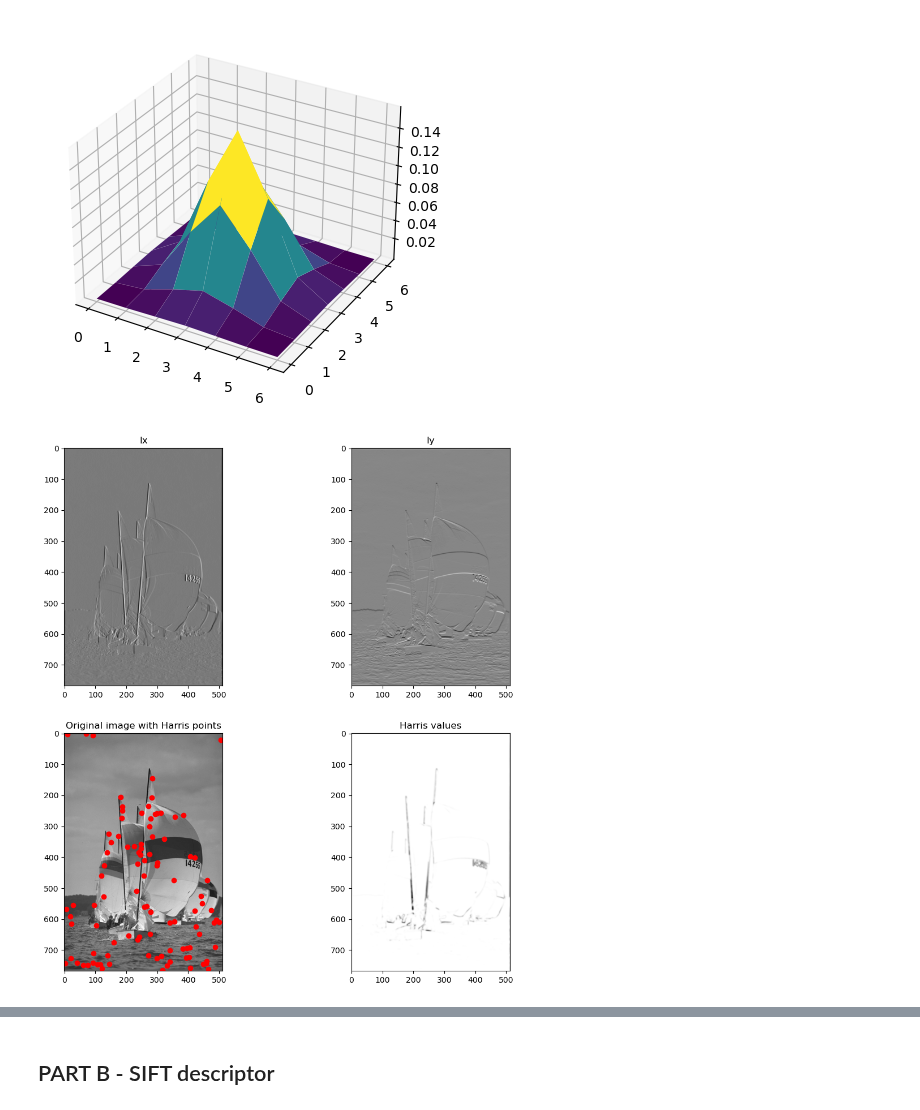
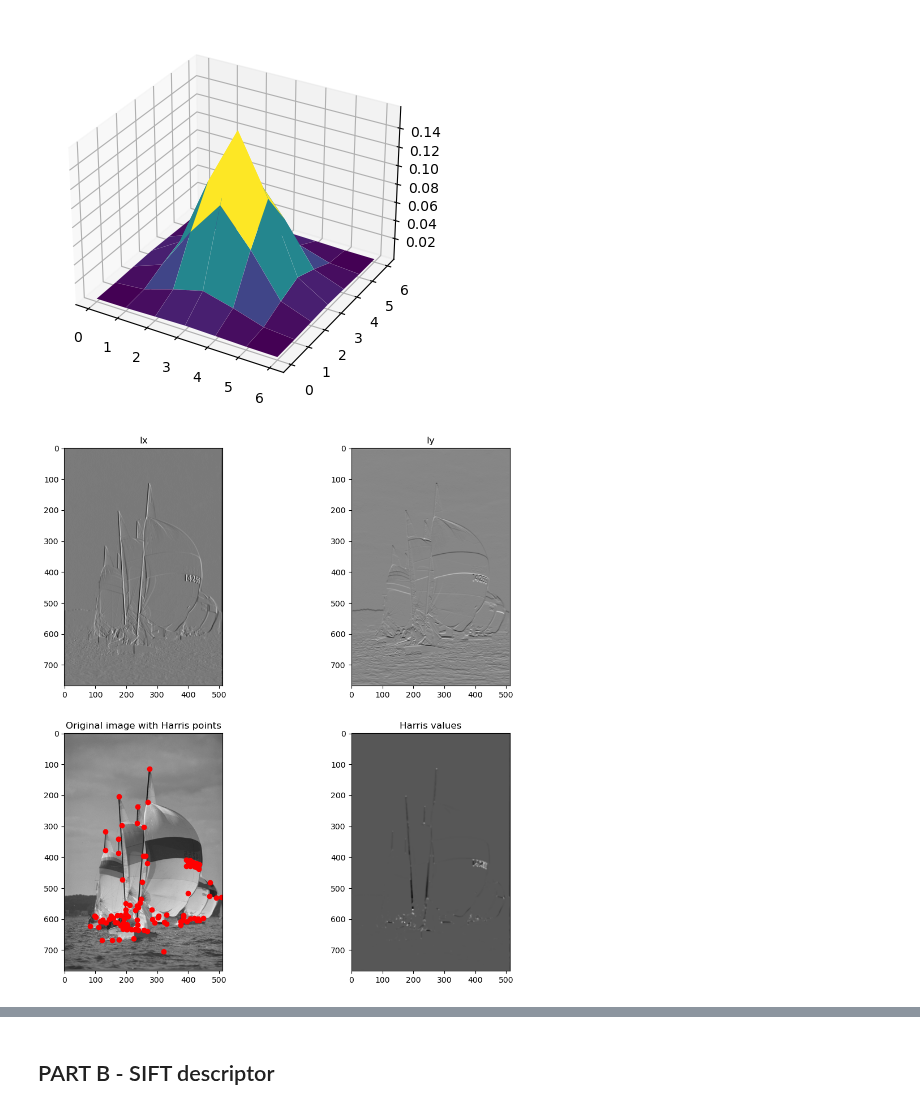
Before and after one commit to Alaqian/ECE-GY-6123-Image-and-Video-Processing, a Jupyter notebook: CA05/aaz7118-CA05.ipynb, the cells around one changed output, grey strips where cells are left out. Cells and saved outputs as stored; diff of their text form; code cells hidden in the pictures.

```diff
--- a/CA05/aaz7118-CA05.ipynb
+++ b/CA05/aaz7118-CA05.ipynb
@@ -103,17 +103,9 @@ def harris(Ix, Iy , input_image,N):
     ################################################ TODO ###############################################
     # Write code segment to find N harris points in the image
     # Refer to the page 17 of slides on features for the equation
-    A = np.zeros((l,m,2,2))
-    A[:,:,0,0] = Ix2_smooth
-    A[:,:,0,1] = Ixy_smooth
-    A[:,:,1,0] = Ixy_smooth
-    A[:,:,1,1] = Iy2_smooth
-
-    # Calculate the harris values for each pixel
-    H = np.zeros((l,m))
-    for i in range(0,l):
-        for j in range(0,m):
-            H[i,j] = np.trace(A[i,j,:,:]) - 0.04*(np.trace(A[i,j,:,:]))**2
+    det = Ix2_smooth*Iy2_smooth - Ixy_smooth**2
+    trace = Ix2_smooth + Iy2_smooth
+    H = det - 0.06*trace**2
 
     ################################################ TODO ###############################################
     # Save a copy of the original harris values before detecting local max
@@ -129,8 +121,7 @@ def harris(Ix, Iy , input_image,N):
             # Take a WxW patch centered at point (i,j), check if the center point is larger than all other points
             # in this patch. If it is NOT local max, set H_max[i,j] = 0
             patch = H[i-a:i+a+1,j-a:j+a+1]
-            center = patch[a, a]
-            if np.max(patch) > center:
+            if H[i,j] < np.max(patch):
                 H_max[i,j] = 0
 
     # Multiply the mask with H, points that are not local max will become zero
@@ -142,7 +133,7 @@ def harris(Ix, Iy , input_image,N):
     # Sort the harris values in descending order
     idx = np.argsort(H.flatten())[::-1][:N]
     # Get the coordinates of the N largest harris values
-    y, x = np.unravel_index(idx, H.shape)
+    x, y = np.unravel_index(idx, H.shape)
 
     # x,y should be arrays/lists of x and y coordinates of the harris points.
     return x,y,H0
@@ -161,32 +152,32 @@ gauss_filt, gauss_filt_dx, gauss_filt_dy = gauss(size,sigma)
 
 
 ################################################ TODO ###############################################
 # Convolving the filter with the image
 # Convolve image with dx filter
 Ix = convolveim(input_image,gauss_filt_dx,mode ='nearest')
 # Convolve image with dy filter
 Iy = convolveim(input_image,gauss_filt_dy,mode ='nearest')
 
 x,y,H0 = harris(Ix, Iy ,input_image,100)
 ################################################ TODO ###############################################
 # Plot: Ix, Iy, Original image with harris point labeled in red dots, H0 harris value image
 # Hint: you may use "plt.plot(y,x, 'ro')"   # Note: x is vertical and y is horizontal in our above definition
                                             # But when plotting the point, the definition is reversed
 fig, axs = plt.subplots(2, 2, figsize=(12, 12))
 
 axs[0, 0].imshow(Ix, cmap='gray')
 axs[0, 0].set_title('Ix')
 
 axs[0, 1].imshow(Iy, cmap='gray')
 axs[0, 1].set_title('Iy')
 
 axs[1, 0].imshow(input_image, cmap='gray')
-axs[1, 0].plot(x, y,'ro')
+axs[1, 0].plot(y, x,'ro')
 axs[1, 0].set_title('Original image with Harris points')
 
 axs[1, 1].imshow(H0, cmap='gray')
 axs[1, 1].set_title('Harris values')
 
 plt.show()
 # %% [output]
-[figure, old version]
+[figure, new version]
```
Also changed, not shown: parts of 3 cells of this notebook, 3 other files.
